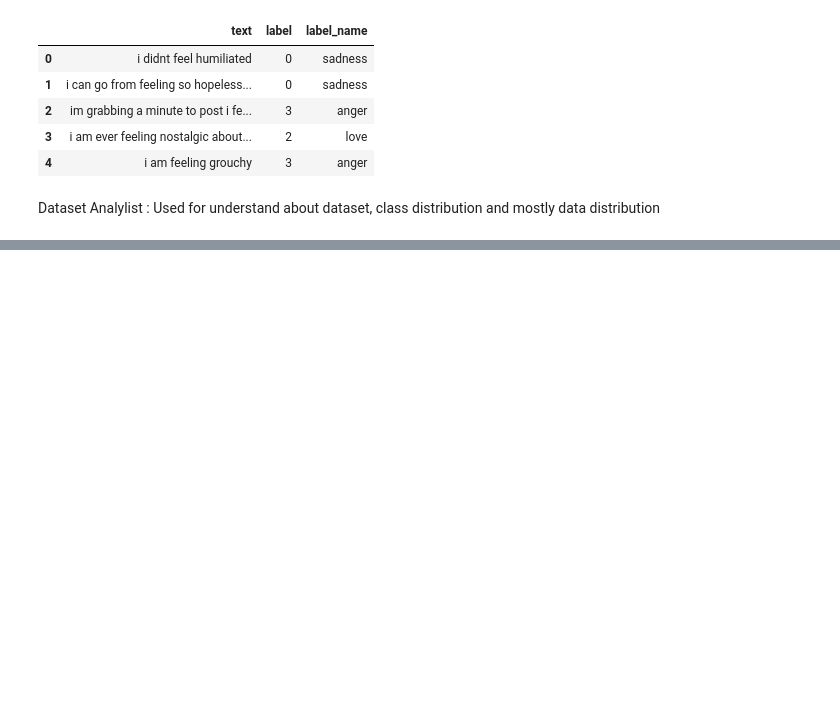
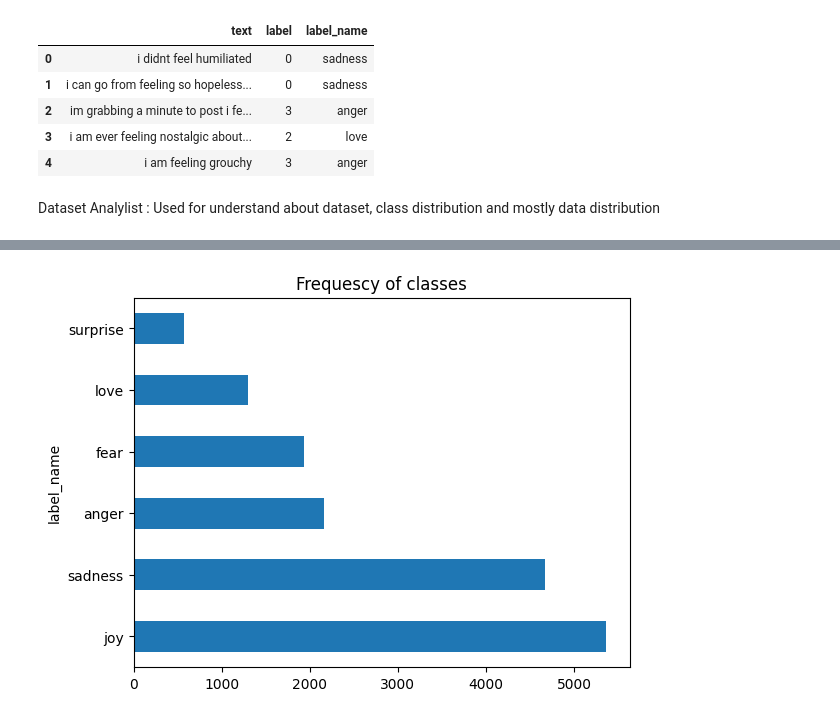
Before and after one commit to chaitykundu/DistilBERT_Emotion_Recognition, a Jupyter notebook: DistilBert_Emotion.ipynb, the cells around one changed output, grey strips where cells are left out. Saved outputs shown, nothing was run; the diff lists cells and outputs as text; code cells hidden in the pictures; blank space fills up the shorter version.

```diff
--- a/DistilBert_Emotion.ipynb
+++ b/DistilBert_Emotion.ipynb
@@ -83,3 +83,8 @@ df.head()
 | 4 | i am feeling grouchy | 3 | anger |
 # %% [markdown]
 Dataset Analylist : Used for understand about dataset, class distribution and mostly data distribution
+# %%
+import matplotlib.pyplot as plt
+
+label_counts = df['label_name'].value_counts()
+label_counts
@@ -85,0 +101,6 @@ Dataset Analylist : Used for understand about dataset, class distribution and mo
+# %%
+label_counts.plot(kind='barh')
+plt.title('Frequescy of classes')
+plt.show()
+# %% [output]
+[figure, added]
```
Also changed, not shown: parts of 18 cells of this notebook.
